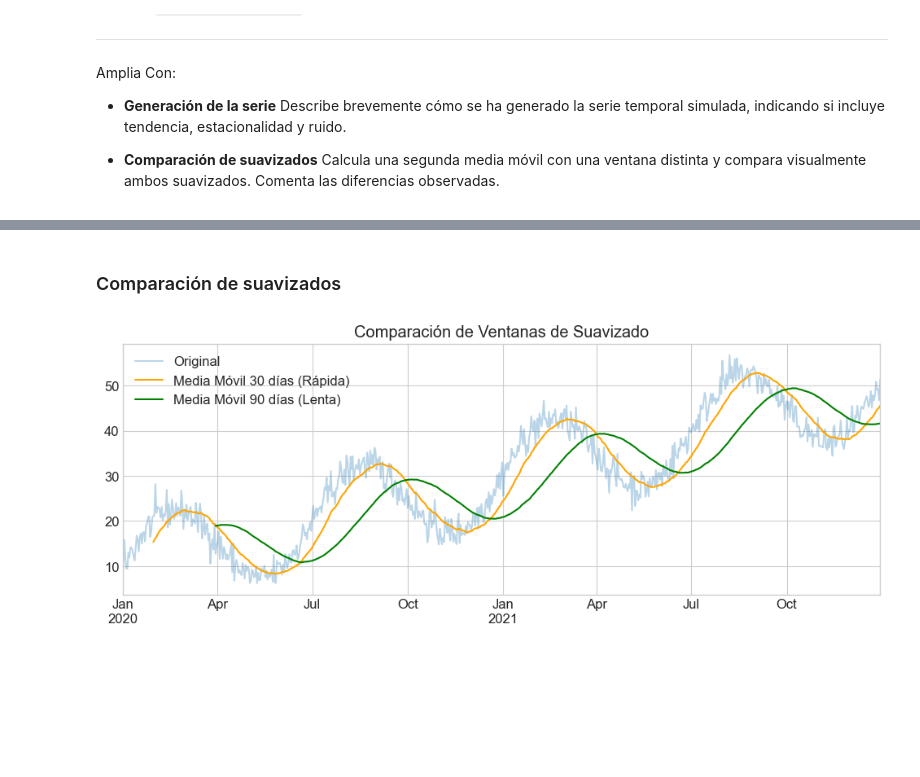
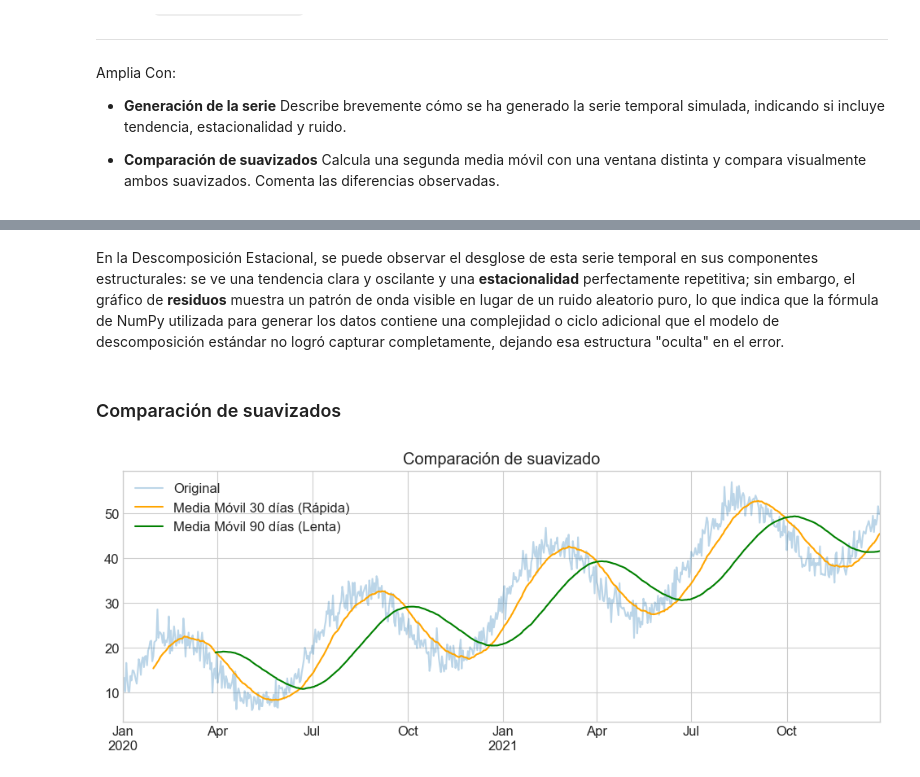
Before and after one commit to viictorhp/Proyecto-Estadistica-EvolveAcademy, a Jupyter notebook: PracticaEstadistica_Horcas_Puertas_Victor.ipynb, the cells around one changed output, grey strips where cells are left out. Cells and saved outputs as stored; diff of their text form; code cells hidden in the pictures; blank space fills up the shorter version.

```diff
--- a/PracticaEstadistica__apellidos_nombre_.ipynb
+++ b/PracticaEstadistica_Horcas_Puertas_Victor.ipynb
@@ -41,11 +41,6 @@ from sklearn.model_selection import train_test_split
 from sklearn.linear_model import LinearRegression, LogisticRegression
 from statsmodels.tsa.seasonal import seasonal_decompose
 from sklearn.metrics import r2_score, mean_squared_error, mean_absolute_error, confusion_matrix, accuracy_score, classification_report, confusion_matrix, roc_curve, auc
-# %%
-# Configuración visual para mantener la consistencia
-plt.style.use('seaborn-v0_8-whitegrid')
-plt.rcParams['figure.figsize'] = [10, 6]
-plt.rcParams['font.size'] = 12
 # %% [markdown]
 ## PARTE 1: Análisis Descriptivo (Dataset Propio)
 
@@ -827,15 +815,17 @@ Freq: ME, Name: Sales, dtype: float64
 [figure]
+# %% [markdown]
+En la Descomposición Estacional, se puede observar el desglose de esta serie temporal en sus componentes estructurales: se ve una tendencia clara y oscilante y una **estacionalidad** perfectamente repetitiva; sin embargo, el gráfico de **residuos** muestra un patrón de onda visible en lugar de un ruido aleatorio puro, lo que indica que la fórmula de NumPy utilizada para generar los datos contiene una complejidad o ciclo adicional que el modelo de descomposición estándar no logró capturar completamente, dejando esa estructura "oculta" en el error.
 # %% [markdown]
 ### Comparación de suavizados
 # %%
-ts_df['Moving_Avg_1M'] = ts_df['Sales'].rolling(window=30).mean() # 1 Mes
+ts_df['Moving_Avg_1M'] = ts_df['Sales'].rolling(window=30).mean()
 
 plt.figure(figsize=(12, 4))
 ts_df['Sales'].plot(alpha=0.3, label='Original')
 ts_df['Moving_Avg_1M'].plot(label='Media Móvil 30 días (Rápida)', color='orange')
 ts_df['Moving_Avg_3M'].plot(label='Media Móvil 90 días (Lenta)', color='green')
-plt.title('Comparación de Ventanas de Suavizado')
+plt.title('Comparación de suavizado')
 plt.legend()
 plt.show()
 # %% [output]
-[figure, old version]
+[figure, new version]
```
Also changed, not shown: parts of 11 cells of this notebook, 1 other file.
